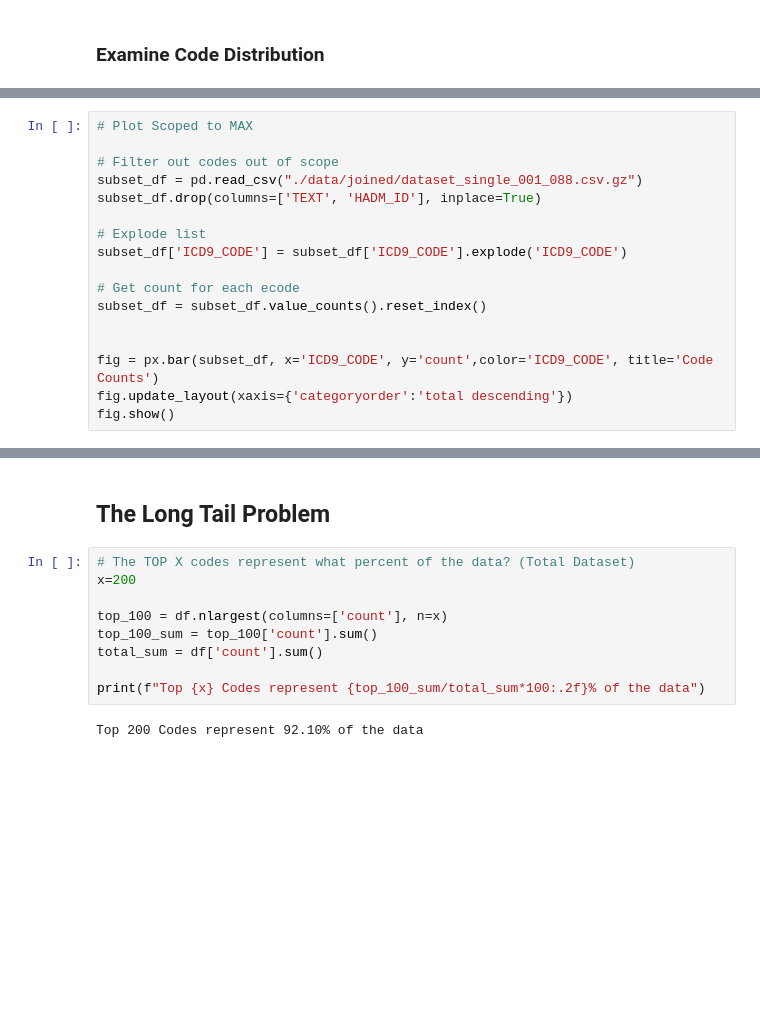
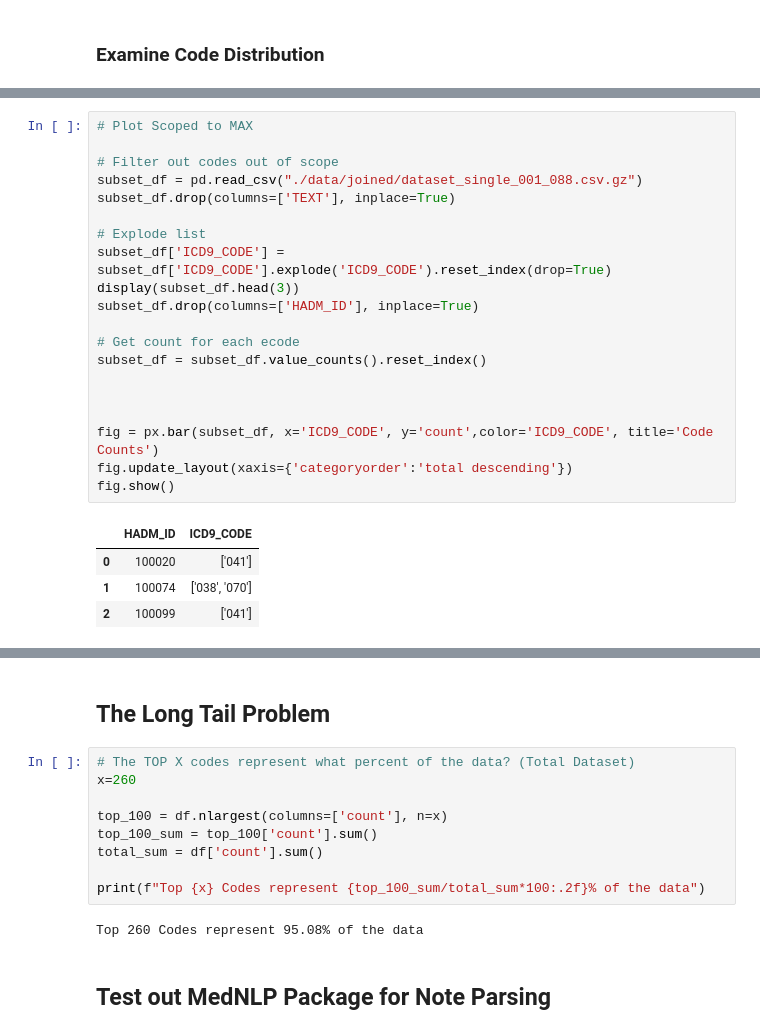
Before and after one commit to zso3n3n/mimic-iii-medcode-azure, a Jupyter notebook: 00_eda.ipynb, the cells around one changed output, grey strips where cells are left out. Drawn from its saved outputs; the diff is of its cells as text; blank space fills up the shorter version.

```diff
--- a/eda.ipynb
+++ b/00_eda.ipynb
@@ -163,27 +150,34 @@ fig.show()
 # %%
 # Plot Scoped to MAX
 
 # Filter out codes out of scope
 subset_df = pd.read_csv("./data/joined/dataset_single_001_088.csv.gz")
-subset_df.drop(columns=['TEXT', 'HADM_ID'], inplace=True)
+subset_df.drop(columns=['TEXT'], inplace=True)
 
 # Explode list
-subset_df['ICD9_CODE'] = subset_df['ICD9_CODE'].explode('ICD9_CODE')
+subset_df['ICD9_CODE'] = subset_df['ICD9_CODE'].explode('ICD9_CODE').reset_index(drop=True)
+display(subset_df.head(3))
+subset_df.drop(columns=['HADM_ID'], inplace=True)
 
 # Get count for each ecode
 subset_df = subset_df.value_counts().reset_index()
 
 
+
 fig = px.bar(subset_df, x='ICD9_CODE', y='count',color='ICD9_CODE', title='Code Counts')
 fig.update_layout(xaxis={'categoryorder':'total descending'})
 fig.show()
 # %% [output]
+|  | HADM_ID | ICD9_CODE |
+| 0 | 100020 | ['041'] |
+| 1 | 100074 | ['038', '070'] |
+| 2 | 100099 | ['041'] |
 [interactive output not drawn]
 # %% [markdown]
 ## The Long Tail Problem
 # %%
 # The TOP X codes represent what percent of the data? (Total Dataset)
-x=200
+x=260
 
 top_100 = df.nlargest(columns=['count'], n=x)
 top_100_sum = top_100['count'].sum()
@@ -191,4 +185,6 @@ total_sum = df['count'].sum()
 
 print(f"Top {x} Codes represent {top_100_sum/total_sum*100:.2f}% of the data")
 # %% [output]
-Top 200 Codes represent 92.10% of the data
+Top 260 Codes represent 95.08% of the data
+# %% [markdown]
+## Test out MedNLP Package for Note Parsing
```
Also changed, not shown: parts of 8 cells of this notebook, 10 other files.
